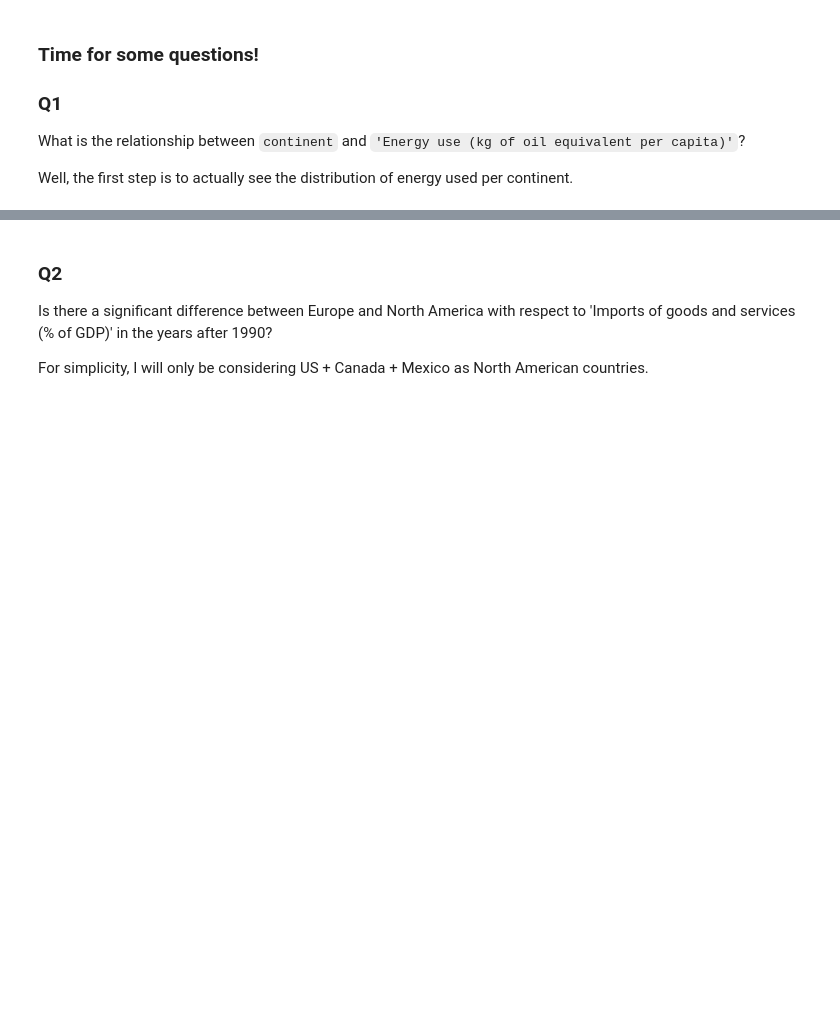
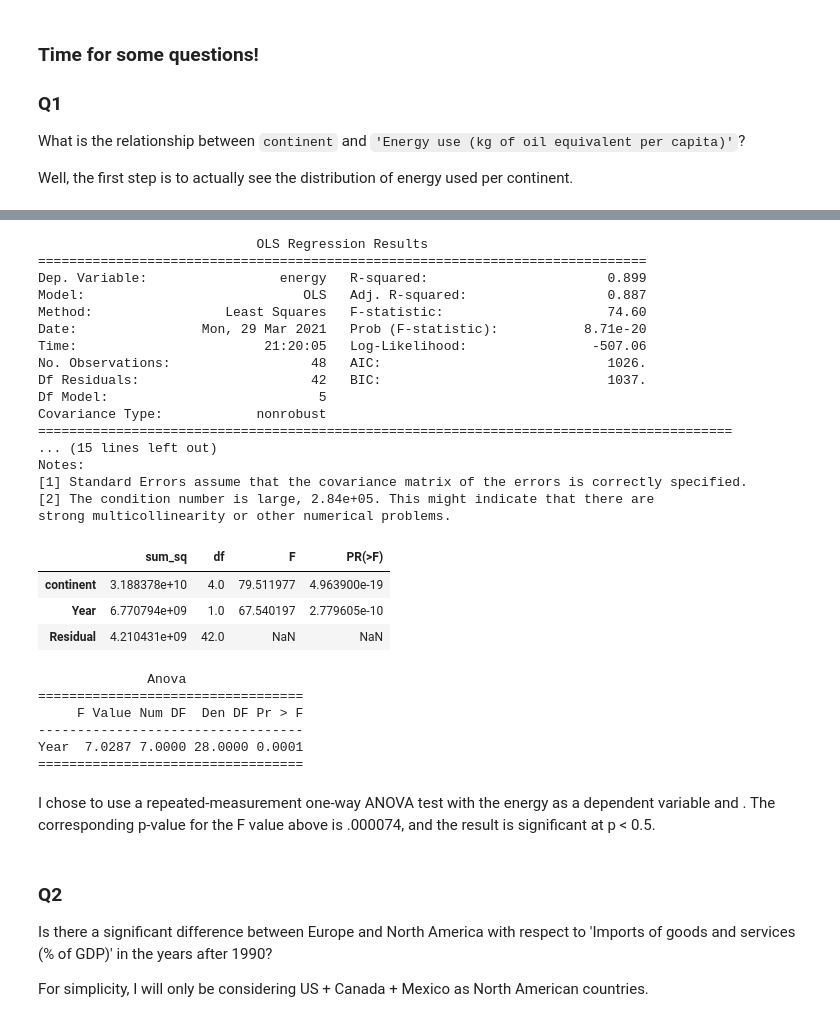
Before and after one commit to r614/brn-training, a Jupyter notebook: pyds/analysis.ipynb, the cells around one changed output, grey strips where cells are left out. Saved outputs shown, nothing was run; the diff lists cells and outputs as text; code cells hidden in the pictures; blank space fills up the shorter version.

Commit message:
Use Anova

```diff
--- a/pyds/analysis.ipynb
+++ b/pyds/analysis.ipynb
@@ -88,7 +88,7 @@ What is the relationship between `continent` and `'Energy use (kg of oil equival
 
 Well, the first step is to actually see the distribution of energy used per continent.
 # %%
-energy_by_continent = gapminder_df.dropna(subset=['Energy use (kg of oil equivalent per capita)']).groupby(['continent', 'Year']).apply(lambda x: pd.Series({'energy':sum(x['Energy use (kg of oil equivalent per capita)'])})).reset_index()
+energy_by_continent = gapminder_df.dropna(subset=['Energy use (kg of oil equivalent per capita)', 'continent', 'Year']).groupby(['continent', 'Year']).apply(lambda x: pd.Series({'energy':sum(x['Energy use (kg of oil equivalent per capita)'])})).reset_index()
 
 
 
@@ -102,17 +97,0 @@ px.line(energy_by_continent, x='Year', y='energy', color='continent')
-# %%
-from scipy.stats import linregress
-
-slopes = energy_by_continent.groupby('continent').apply(lambda v: linregress(v['Year'], v['energy'])[0]).reset_index().sort_values(by=0, ascending=False)
-print(slopes)
-
-
-value = energy_by_continent['continent'].unique()
-encoding = { value[i] : i for i in range(len(value)) if str(value[i]) != 'nan'}
-energy_by_continent['encoded_continent'] = energy_by_continent['continent'].map(encoding)
-
-pearson_corr, p_value = pearsonr(energy_by_continent['encoded_continent'].values, energy_by_continent['energy'].values)
-
-{
-    'Pearson Correlation': pearson_corr,
-    'P-Val': p_value,
-}
@@ -128,0 +98,6 @@ Energy usage for Europe is the highest across all years, and also the highest sl
+# %%
+import statsmodels.api as sm
+from statsmodels.formula.api import ols
+
+energy_by_continent = energy_by_continent.dropna()
+len(energy_by_continent['continent'].unique()), energy_by_continent['Year'].value_counts()
@@ -129,3 +117,49 @@ Energy usage for Europe is the highest across all years, and also the highest sl
+# %%
+# Test fit energy = Year + Continent
+
+model = ols('energy ~ Year + continent', data=energy_by_continent).fit()
+print(model.summary())
+sm.stats.anova_lm(model, typ=2)
+# %% [output]
+                            OLS Regression Results
+==============================================================================
+Dep. Variable:                 energy   R-squared:                       0.899
+Model:                            OLS   Adj. R-squared:                  0.887
+Method:                 Least Squares   F-statistic:                     74.60
+Date:                Mon, 29 Mar 2021   Prob (F-statistic):           8.71e-20
+Time:                        21:20:05   Log-Likelihood:                -507.06
+No. Observations:                  48   AIC:                             1026.
+Df Residuals:                      42   BIC:                             1037.
+Df Model:                           5
+Covariance Type:            nonrobust
+=========================================================================================
+... (15 lines left out)
+Notes:
+[1] Standard Errors assume that the covariance matrix of the errors is correctly specified.
+[2] The condition number is large, 2.84e+05. This might indicate that there are
+strong multicollinearity or other numerical problems.
+|  | sum_sq | df | F | PR(>F) |
+| continent | 3.188378e+10 | 4.0 | 79.511977 | 4.963900e-19 |
+| Year | 6.770794e+09 | 1.0 | 67.540197 | 2.779605e-10 |
+| Residual | 4.210431e+09 | 42.0 | NaN | NaN |
+# %%
+from statsmodels.stats.anova import AnovaRM
+
+# Dropping 1962 and 1967 to balance dataset
+
+filtered = energy_by_continent[~energy_by_continent['Year'].isin([1962, 1967])]
+m = AnovaRM(filtered, 'energy', 'continent', within=['Year'])
+fit_m = m.fit()
+print(fit_m.summary())
+# %% [output]
+              Anova
+==================================
+     F Value Num DF  Den DF Pr > F
+----------------------------------
+Year  7.0287 7.0000 28.0000 0.0001
+==================================
+# %% [markdown]
+I chose to use a repeated-measurement one-way ANOVA test with the energy as a dependent variable and . The corresponding p-value for the F value above is .000074, and the result is significant at p < 0.5.
 # %% [markdown]
 ### Q2
 
```
Also changed, not shown: parts of 4 cells of this notebook.
